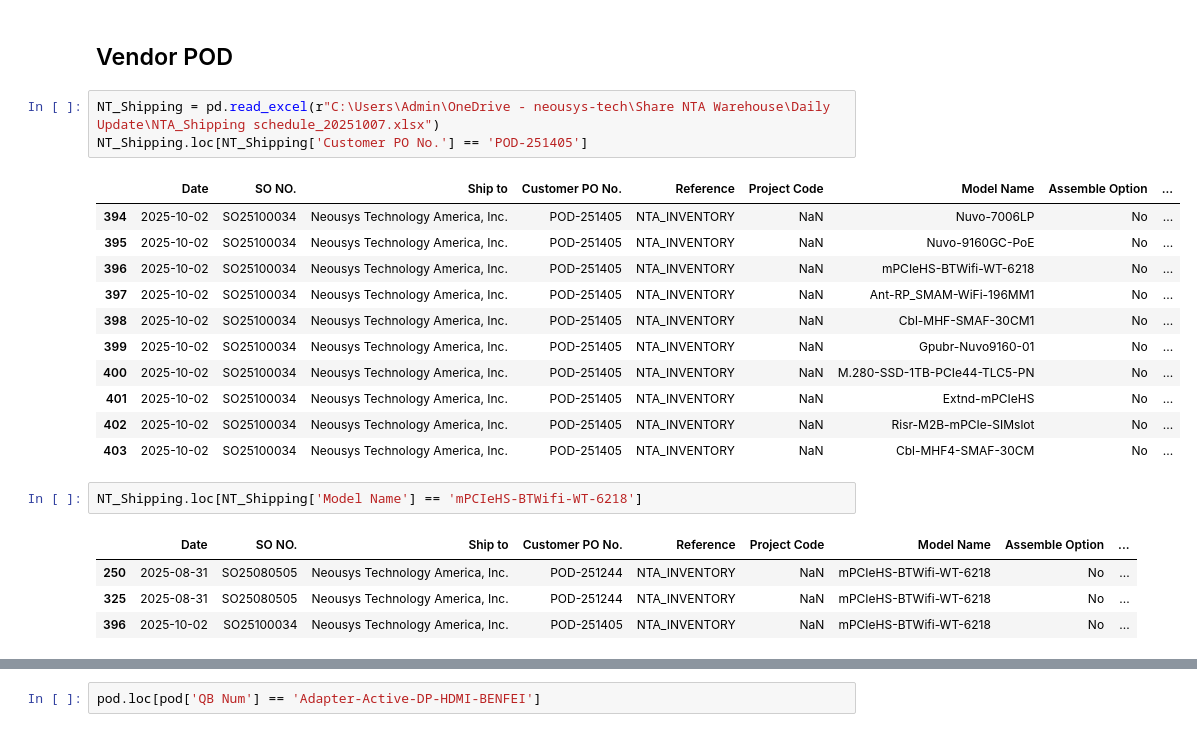
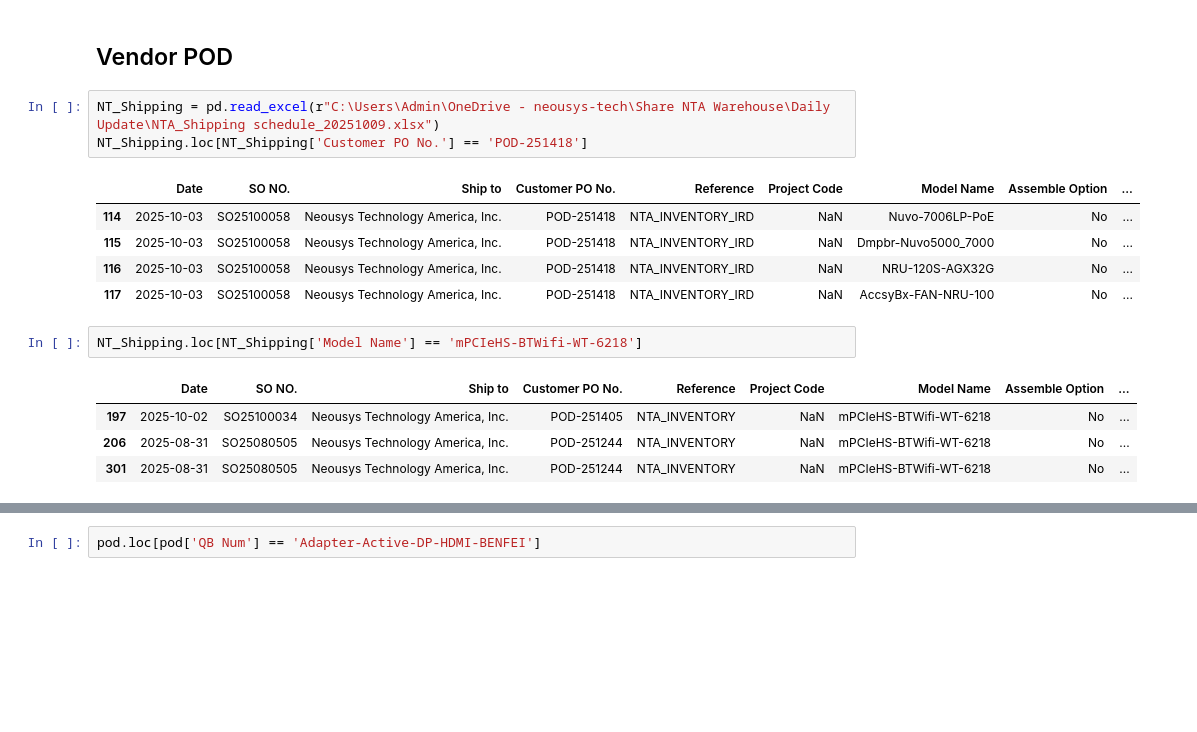
Before and after one commit to playoung2818/ERP_System, a Jupyter notebook: ERP_Dashboard.ipynb, the cells around one changed output, grey strips where cells are left out. Saved outputs shown, nothing was run; the diff lists cells and outputs as text; blank space fills up the shorter version.

```diff
--- a/ERP_Dashboard.ipynb
+++ b/ERP_Dashboard.ipynb
@@ -451,25 +425,19 @@ Number of unassigned WOs: 26
 # %% [markdown]
 ## Vendor POD
 # %%
-NT_Shipping = pd.read_excel(r"C:\Users\Admin\OneDrive - neousys-tech\Share NTA Warehouse\Daily Update\NTA_Shipping schedule_20251007.xlsx")
-NT_Shipping.loc[NT_Shipping['Customer PO No.'] == 'POD-251405']
+NT_Shipping = pd.read_excel(r"C:\Users\Admin\OneDrive - neousys-tech\Share NTA Warehouse\Daily Update\NTA_Shipping schedule_20251009.xlsx")
+NT_Shipping.loc[NT_Shipping['Customer PO No.'] == 'POD-251418']
 # %% [output]
 |  | Date | SO NO. | Ship to | Customer PO No. | Reference | Project Code | Model Name | Assemble Option | ... |
-| 394 | 2025-10-02 | SO25100034 | Neousys Technology America, Inc. | POD-251405 | NTA_INVENTORY | NaN | Nuvo-7006LP | No | ... |
-| 395 | 2025-10-02 | SO25100034 | Neousys Technology America, Inc. | POD-251405 | NTA_INVENTORY | NaN | Nuvo-9160GC-PoE | No | ... |
-| 396 | 2025-10-02 | SO25100034 | Neousys Technology America, Inc. | POD-251405 | NTA_INVENTORY | NaN | mPCIeHS-BTWifi-WT-6218 | No | ... |
-| 397 | 2025-10-02 | SO25100034 | Neousys Technology America, Inc. | POD-251405 | NTA_INVENTORY | NaN | Ant-RP_SMAM-WiFi-196MM1 | No | ... |
-| 398 | 2025-10-02 | SO25100034 | Neousys Technology America, Inc. | POD-251405 | NTA_INVENTORY | NaN | Cbl-MHF-SMAF-30CM1 | No | ... |
-| 399 | 2025-10-02 | SO25100034 | Neousys Technology America, Inc. | POD-251405 | NTA_INVENTORY | NaN | Gpubr-Nuvo9160-01 | No | ... |
-| 400 | 2025-10-02 | SO25100034 | Neousys Technology America, Inc. | POD-251405 | NTA_INVENTORY | NaN | M.280-SSD-1TB-PCIe44-TLC5-PN | No | ... |
-| 401 | 2025-10-02 | SO25100034 | Neousys Technology America, Inc. | POD-251405 | NTA_INVENTORY | NaN | Extnd-mPCIeHS | No | ... |
-| 402 | 2025-10-02 | SO25100034 | Neousys Technology America, Inc. | POD-251405 | NTA_INVENTORY | NaN | Risr-M2B-mPCIe-SIMslot | No | ... |
-| 403 | 2025-10-02 | SO25100034 | Neousys Technology America, Inc. | POD-251405 | NTA_INVENTORY | NaN | Cbl-MHF4-SMAF-30CM | No | ... |
+| 114 | 2025-10-03 | SO25100058 | Neousys Technology America, Inc. | POD-251418 | NTA_INVENTORY_IRD | NaN | Nuvo-7006LP-PoE | No | ... |
+| 115 | 2025-10-03 | SO25100058 | Neousys Technology America, Inc. | POD-251418 | NTA_INVENTORY_IRD | NaN | Dmpbr-Nuvo5000_7000 | No | ... |
+| 116 | 2025-10-03 | SO25100058 | Neousys Technology America, Inc. | POD-251418 | NTA_INVENTORY_IRD | NaN | NRU-120S-AGX32G | No | ... |
+| 117 | 2025-10-03 | SO25100058 | Neousys Technology America, Inc. | POD-251418 | NTA_INVENTORY_IRD | NaN | AccsyBx-FAN-NRU-100 | No | ... |
 # %%
 NT_Shipping.loc[NT_Shipping['Model Name'] == 'mPCIeHS-BTWifi-WT-6218']
 # %% [output]
 |  | Date | SO NO. | Ship to | Customer PO No. | Reference | Project Code | Model Name | Assemble Option | ... |
-| 250 | 2025-08-31 | SO25080505 | Neousys Technology America, Inc. | POD-251244 | NTA_INVENTORY | NaN | mPCIeHS-BTWifi-WT-6218 | No | ... |
-| 325 | 2025-08-31 | SO25080505 | Neousys Technology America, Inc. | POD-251244 | NTA_INVENTORY | NaN | mPCIeHS-BTWifi-WT-6218 | No | ... |
-| 396 | 2025-10-02 | SO25100034 | Neousys Technology America, Inc. | POD-251405 | NTA_INVENTORY | NaN | mPCIeHS-BTWifi-WT-6218 | No | ... |
+| 197 | 2025-10-02 | SO25100034 | Neousys Technology America, Inc. | POD-251405 | NTA_INVENTORY | NaN | mPCIeHS-BTWifi-WT-6218 | No | ... |
+| 206 | 2025-08-31 | SO25080505 | Neousys Technology America, Inc. | POD-251244 | NTA_INVENTORY | NaN | mPCIeHS-BTWifi-WT-6218 | No | ... |
+| 301 | 2025-08-31 | SO25080505 | Neousys Technology America, Inc. | POD-251244 | NTA_INVENTORY | NaN | mPCIeHS-BTWifi-WT-6218 | No | ... |
 # %%
```
Also changed, not shown: parts of 11 cells of this notebook, 3 other files.
